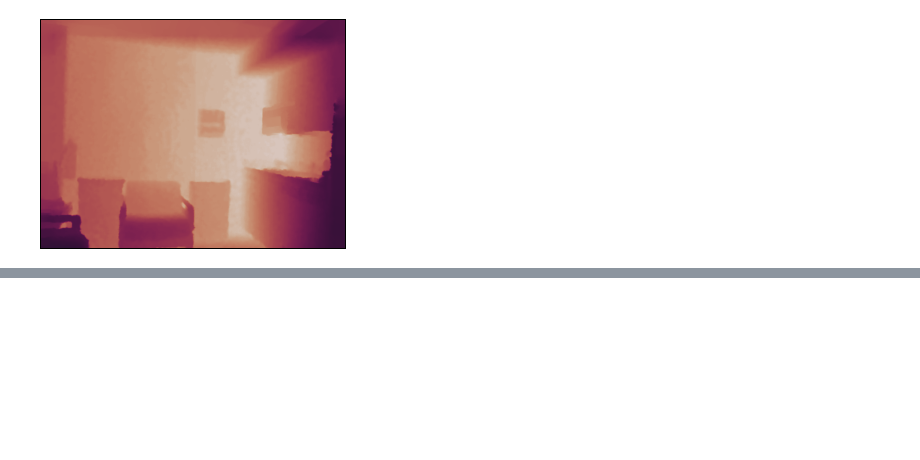
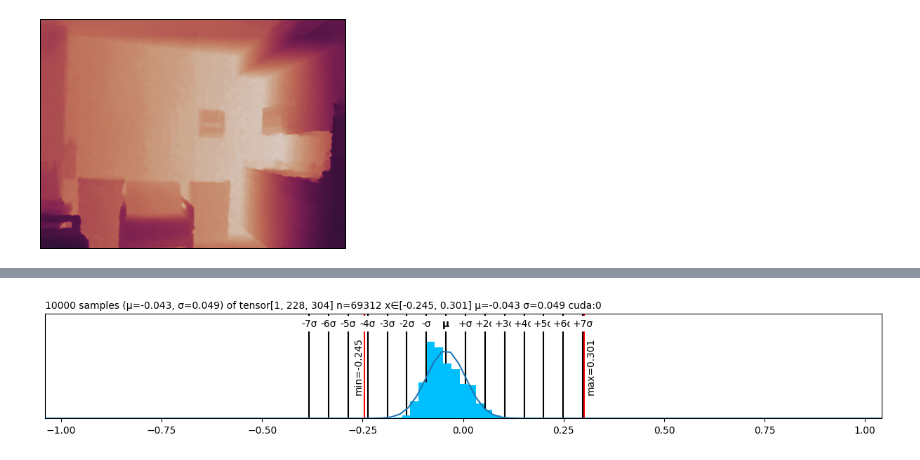
Before and after one commit to jk4011/SparseDC, a Jupyter notebook: notebooks/marigold.ipynb, the cells around one changed output, grey strips where cells are left out. Saved outputs shown, nothing was run; the diff lists cells and outputs as text; code cells hidden in the pictures; blank space fills up the shorter version.

```diff
--- a/notebooks/marigold.ipynb
+++ b/notebooks/marigold.ipynb
@@ -114,0 +504,4 @@ depth = scale.view(-1, 1, 1) * depth + shift.view(-1, 1, 1)
+# %%
+(((depth - depth.min()) / 2) - (gt_depth - gt_depth.min()) / 2).plt
+# %% [output]
+[figure, added]
```
Also changed, not shown: parts of 13 cells of this notebook, 2 other files.
